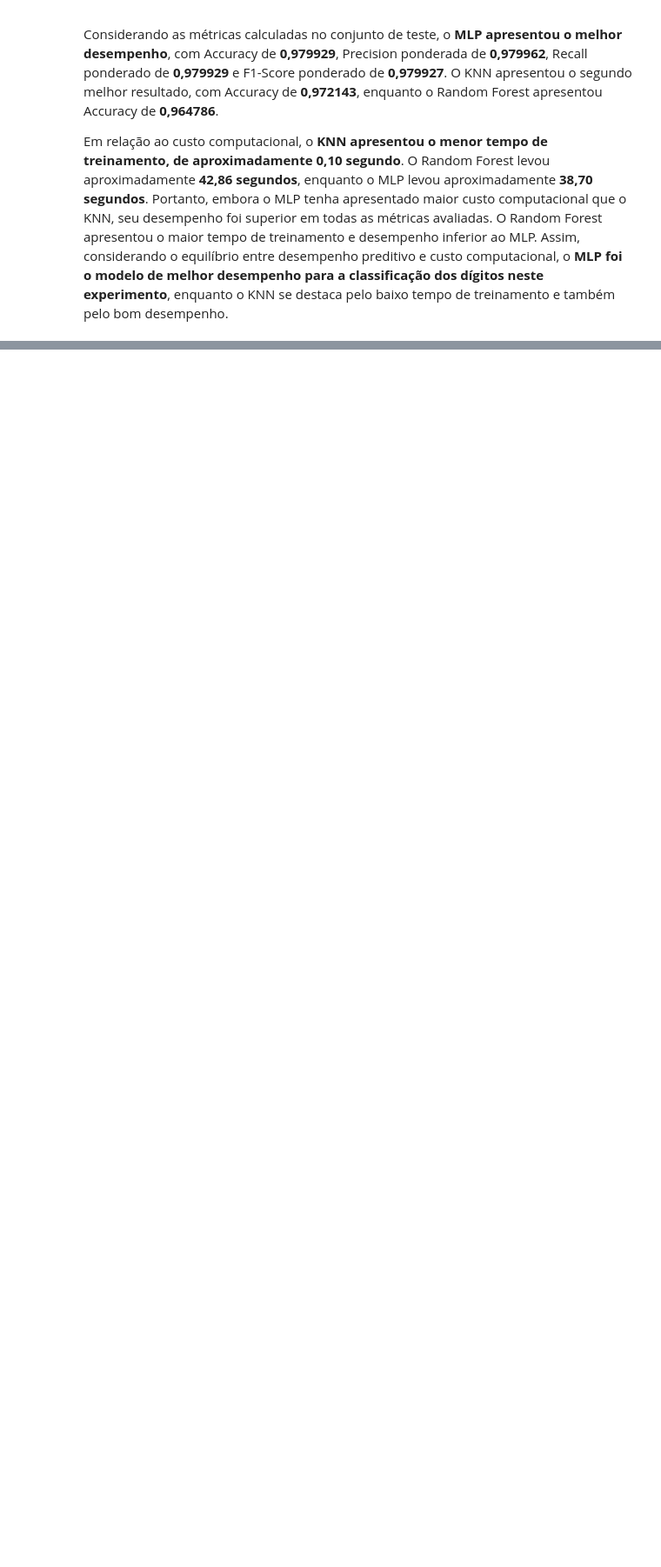
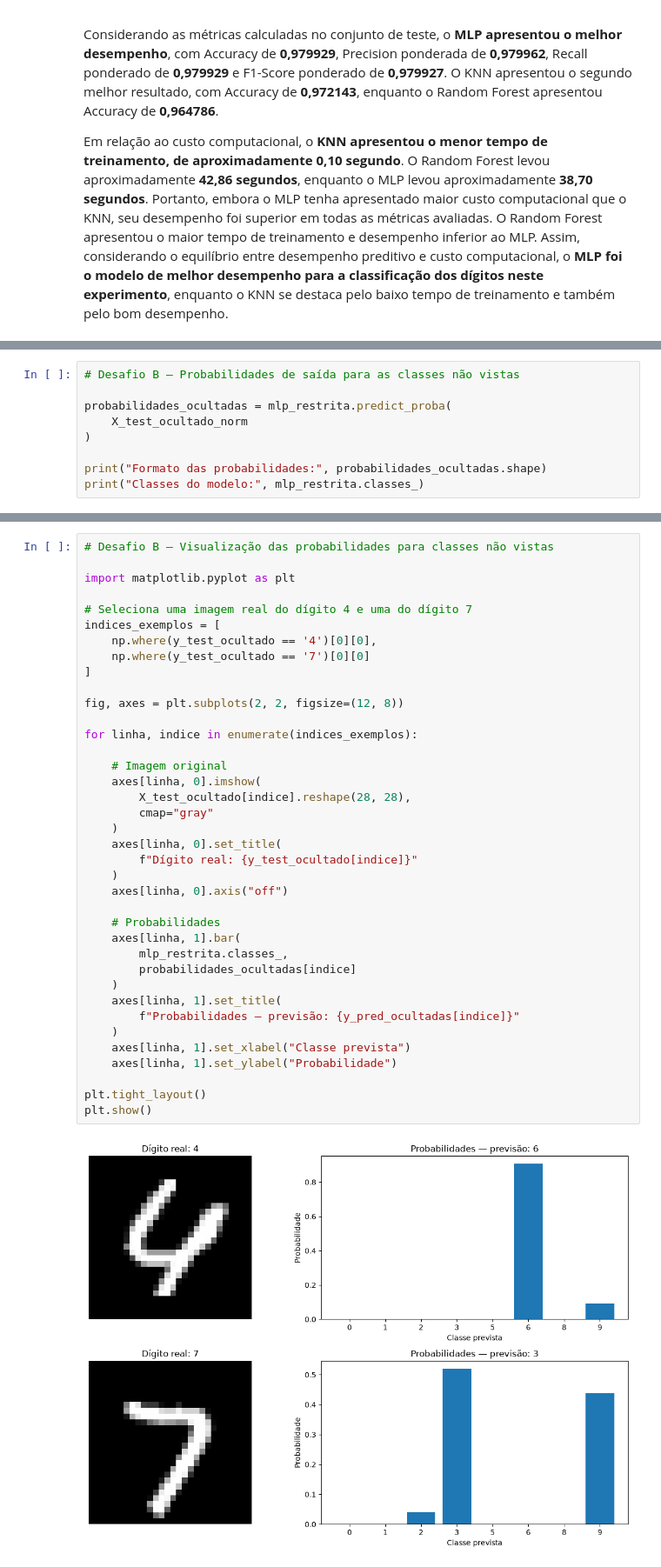
Before and after one commit to acaciarosar/digit-ai, a Jupyter notebook: digitai_mnist.ipynb, the cells around one changed output, grey strips where cells are left out. Shown at 87% size. Saved outputs shown, nothing was run; the diff lists cells and outputs as text; blank space fills up the shorter version.

```diff
--- a/digitai_mnist.ipynb
+++ b/digitai_mnist.ipynb
@@ -447,0 +632,9 @@ Em relação ao custo computacional, o **KNN apresentou o menor tempo de treinam
+# %%
+# Desafio B — Probabilidades de saída para as classes não vistas
+
+probabilidades_ocultadas = mlp_restrita.predict_proba(
+    X_test_ocultado_norm
+)
+
+print("Formato das probabilidades:", probabilidades_ocultadas.shape)
+print("Classes do modelo:", mlp_restrita.classes_)
@@ -447,0 +644,40 @@ Em relação ao custo computacional, o **KNN apresentou o menor tempo de treinam
+# %%
+# Desafio B — Visualização das probabilidades para classes não vistas
+
+import matplotlib.pyplot as plt
+
+# Seleciona uma imagem real do dígito 4 e uma do dígito 7
+indices_exemplos = [
+    np.where(y_test_ocultado == '4')[0][0],
+    np.where(y_test_ocultado == '7')[0][0]
+]
+
+fig, axes = plt.subplots(2, 2, figsize=(12, 8))
+
+for linha, indice in enumerate(indices_exemplos):
+
+    # Imagem original
+    axes[linha, 0].imshow(
+        X_test_ocultado[indice].reshape(28, 28),
+        cmap="gray"
+    )
+    axes[linha, 0].set_title(
+        f"Dígito real: {y_test_ocultado[indice]}"
+    )
+    axes[linha, 0].axis("off")
+
+    # Probabilidades
+    axes[linha, 1].bar(
+        mlp_restrita.classes_,
+        probabilidades_ocultadas[indice]
+    )
+    axes[linha, 1].set_title(
+        f"Probabilidades — previsão: {y_pred_ocultadas[indice]}"
+    )
+    axes[linha, 1].set_xlabel("Classe prevista")
+    axes[linha, 1].set_ylabel("Probabilidade")
+
+plt.tight_layout()
+plt.show()
+# %% [output]
+[figure, added]
```
Also changed, not shown: parts of 28 cells of this notebook, 3 other files.
